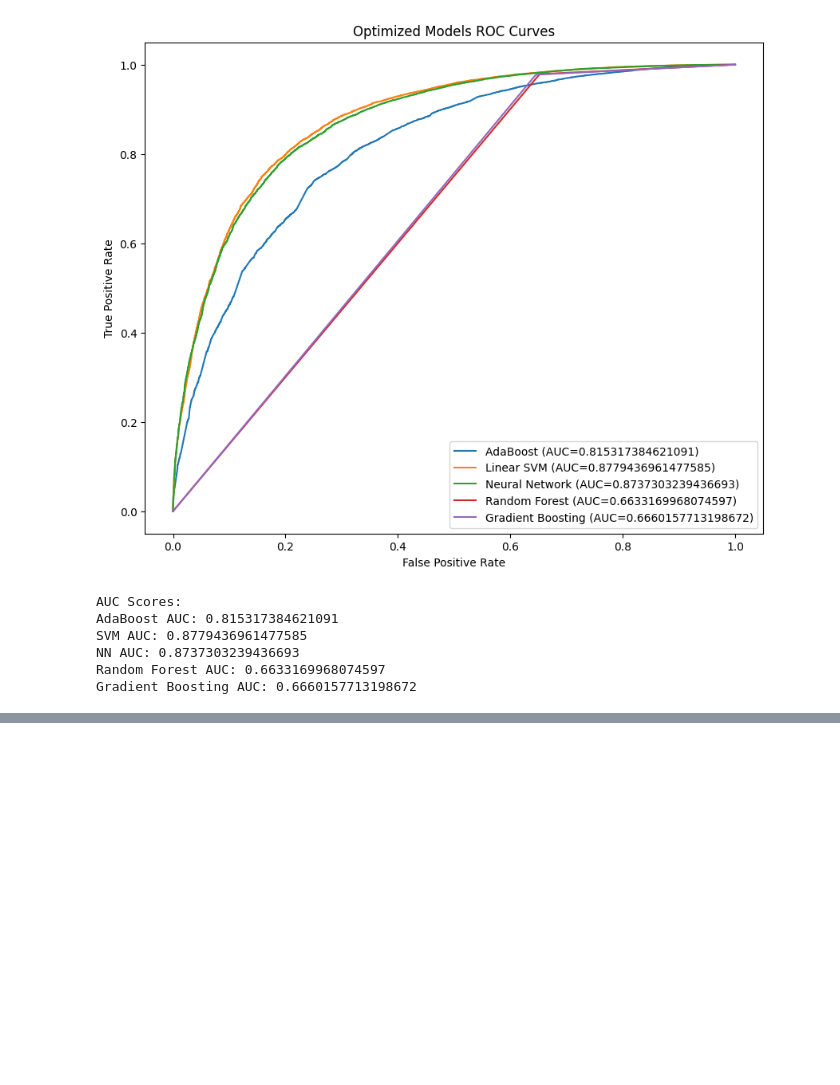
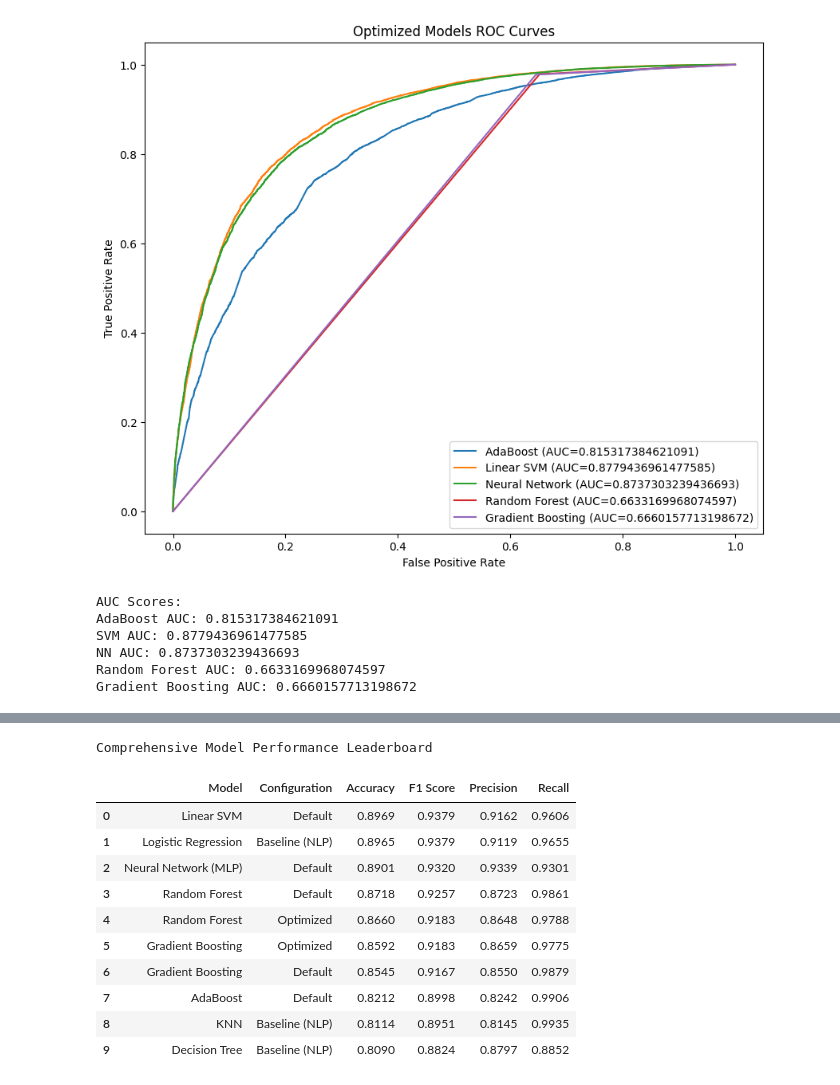
Before and after one commit to KalebE36/steam-review, a Jupyter notebook: packages/core/notebooks/steamReviewPredictor.ipynb, the cells around one changed output, grey strips where cells are left out. Drawn from its saved outputs; the diff is of its cells as text; code cells hidden in the pictures; blank space fills up the shorter version.

```diff
--- a/packages/core/notebooks/steamReviewPredictor.ipynb
+++ b/packages/core/notebooks/steamReviewPredictor.ipynb
@@ -871,0 +1005,42 @@ Gradient Boosting AUC: 0.6660157713198672
+# %%
+# table of all models summary
+data = [
+    {"Model": "Linear SVM",          "Configuration": "Default",        "Accuracy": 0.8969, "F1 Score": 0.9379, "Precision": 0.9162, "Recall": 0.9606},
+    {"Model": "Logistic Regression", "Configuration": "Baseline (NLP)", "Accuracy": 0.8965, "F1 Score": 0.9379, "Precision": 0.9119, "Recall": 0.9655},
+    {"Model": "Neural Network (MLP)","Configuration": "Default",        "Accuracy": 0.8901, "F1 Score": 0.9320, "Precision": 0.9339, "Recall": 0.9301},
+    {"Model": "Random Forest",       "Configuration": "Default",        "Accuracy": 0.8718, "F1 Score": 0.9257, "Precision": 0.8723, "Recall": 0.9861},
+    {"Model": "Random Forest",       "Configuration": "Optimized",      "Accuracy": 0.8660, "F1 Score": 0.9183, "Precision": 0.8648, "Recall": 0.9788},
+    {"Model": "Gradient Boosting",   "Configuration": "Optimized",      "Accuracy": 0.8592, "F1 Score": 0.9183, "Precision": 0.8659, "Recall": 0.9775},
+    {"Model": "Gradient Boosting",   "Configuration": "Default",        "Accuracy": 0.8545, "F1 Score": 0.9167, "Precision": 0.8550, "Recall": 0.9879},
+    {"Model": "AdaBoost",            "Configuration": "Default",        "Accuracy": 0.8212, "F1 Score": 0.8998, "Precision": 0.8242, "Recall": 0.9906},
+    {"Model": "KNN",                 "Configuration": "Baseline (NLP)", "Accuracy": 0.8114, "F1 Score": 0.8951, "Precision": 0.8145, "Recall": 0.9935},
+    {"Model": "Decision Tree",       "Configuration": "Baseline (NLP)", "Accuracy": 0.8090, "F1 Score": 0.8824, "Precision": 0.8797, "Recall": 0.8852},
+]
+
+# 2. Create the DataFrame
+df_summary = pd.DataFrame(data)
+
+# 3. Display with styling (Highlighting the best scores)
+# This makes it look professional for screenshots/slides
+def highlight_best(s):
+    is_max = s == s.max()
+    return ['background-color: #d1ffd6; color: black; font-weight: bold' if v else '' for v in is_max]
+
+styled_table = df_summary.style.apply(highlight_best, subset=['Accuracy', 'F1 Score', 'Precision', 'Recall']) \
+                         .format("{:.4f}", subset=['Accuracy', 'F1 Score', 'Precision', 'Recall']) \
+                         .set_caption("Comprehensive Model Performance Leaderboard")
+
+display(styled_table)
+# %% [output]
+Comprehensive Model Performance Leaderboard
+|  | Model | Configuration | Accuracy | F1 Score | Precision | Recall |
+| 0 | Linear SVM | Default | 0.8969 | 0.9379 | 0.9162 | 0.9606 |
+| 1 | Logistic Regression | Baseline (NLP) | 0.8965 | 0.9379 | 0.9119 | 0.9655 |
+| 2 | Neural Network (MLP) | Default | 0.8901 | 0.9320 | 0.9339 | 0.9301 |
+| 3 | Random Forest | Default | 0.8718 | 0.9257 | 0.8723 | 0.9861 |
+| 4 | Random Forest | Optimized | 0.8660 | 0.9183 | 0.8648 | 0.9788 |
+| 5 | Gradient Boosting | Optimized | 0.8592 | 0.9183 | 0.8659 | 0.9775 |
+| 6 | Gradient Boosting | Default | 0.8545 | 0.9167 | 0.8550 | 0.9879 |
+| 7 | AdaBoost | Default | 0.8212 | 0.8998 | 0.8242 | 0.9906 |
+| 8 | KNN | Baseline (NLP) | 0.8114 | 0.8951 | 0.8145 | 0.9935 |
+| 9 | Decision Tree | Baseline (NLP) | 0.8090 | 0.8824 | 0.8797 | 0.8852 |
```
Also changed, not shown: parts of 4 cells of this notebook.
